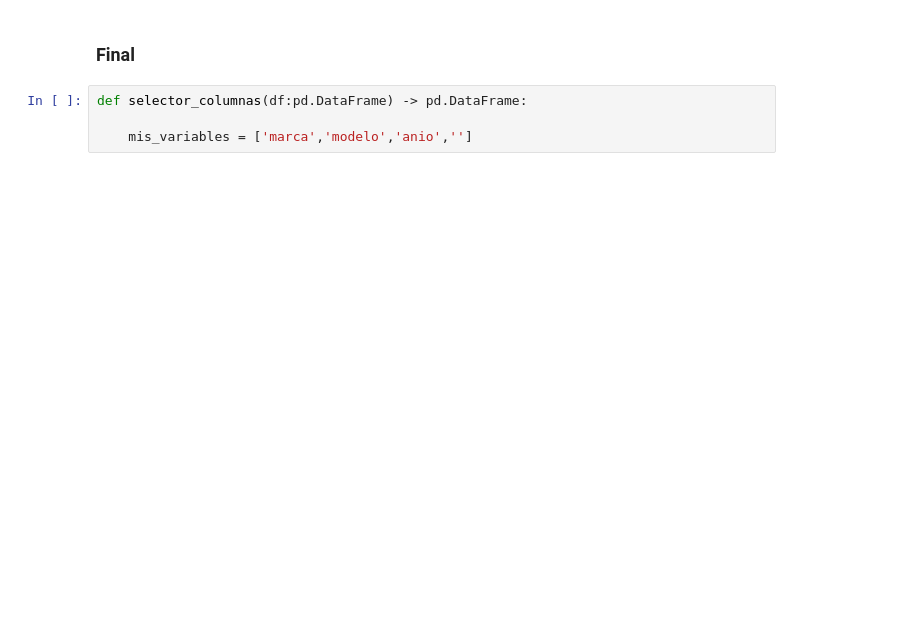
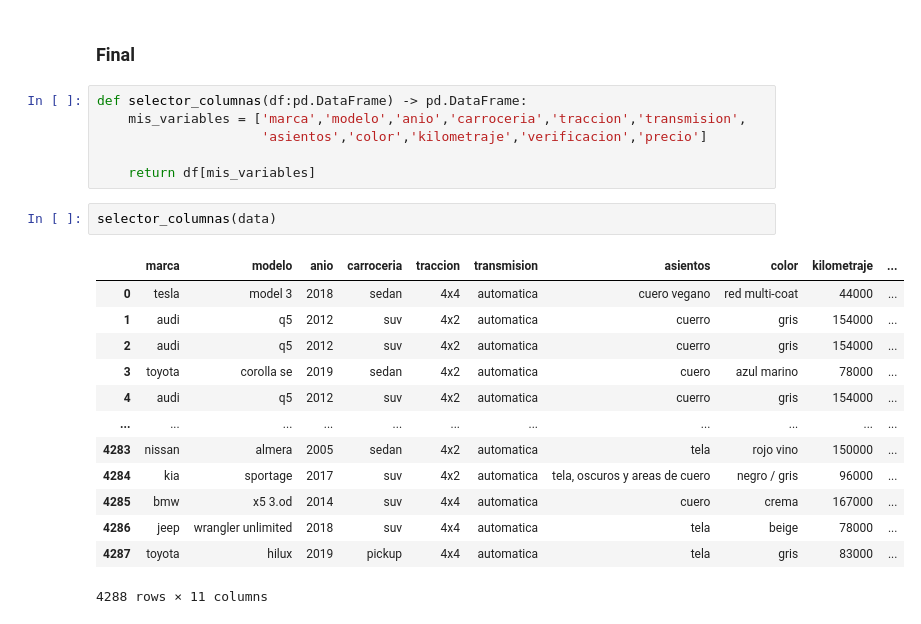
Before and after one commit to PabloJRW/web-scrapers, a Jupyter notebook: scripts/processing/geeky_transformation.ipynb, the cells around one changed output. Drawn from its saved outputs; the diff is of its cells as text; blank space fills up the shorter version.

```diff
--- a/scripts/processing/geeky_transformation.ipynb
+++ b/scripts/processing/geeky_transformation.ipynb
@@ -480,5 +486,23 @@ data
 ### Final
 # %%
 def selector_columnas(df:pd.DataFrame) -> pd.DataFrame:
+    mis_variables = ['marca','modelo','anio','carroceria','traccion','transmision',
+                     'asientos','color','kilometraje','verificacion','precio']
 
-    mis_variables = ['marca','modelo','anio','']
+    return df[mis_variables]
+# %%
+selector_columnas(data)
+# %% [output]
+|  | marca | modelo | anio | carroceria | traccion | transmision | asientos | color | kilometraje | ... |
+| 0 | tesla | model 3 | 2018 | sedan | 4x4 | automatica | cuero vegano | red multi-coat | 44000 | ... |
+| 1 | audi | q5 | 2012 | suv | 4x2 | automatica | cuerro | gris | 154000 | ... |
+| 2 | audi | q5 | 2012 | suv | 4x2 | automatica | cuerro | gris | 154000 | ... |
+| 3 | toyota | corolla se | 2019 | sedan | 4x2 | automatica | cuero | azul marino | 78000 | ... |
+| 4 | audi | q5 | 2012 | suv | 4x2 | automatica | cuerro | gris | 154000 | ... |
+| ... | ... | ... | ... | ... | ... | ... | ... | ... | ... | ... |
+| 4283 | nissan | almera | 2005 | sedan | 4x2 | automatica | tela | rojo vino | 150000 | ... |
+| 4284 | kia | sportage | 2017 | suv | 4x2 | automatica | tela, oscuros y areas de cuero | negro / gris | 96000 | ... |
+| 4285 | bmw | x5 3.od | 2014 | suv | 4x4 | automatica | cuero | crema | 167000 | ... |
+| 4286 | jeep | wrangler unlimited | 2018 | suv | 4x4 | automatica | tela | beige | 78000 | ... |
+| 4287 | toyota | hilux | 2019 | pickup | 4x4 | automatica | tela | gris | 83000 | ... |
+4288 rows × 11 columns
```
Also changed, not shown: parts of 19 cells of this notebook, 12 other files.
